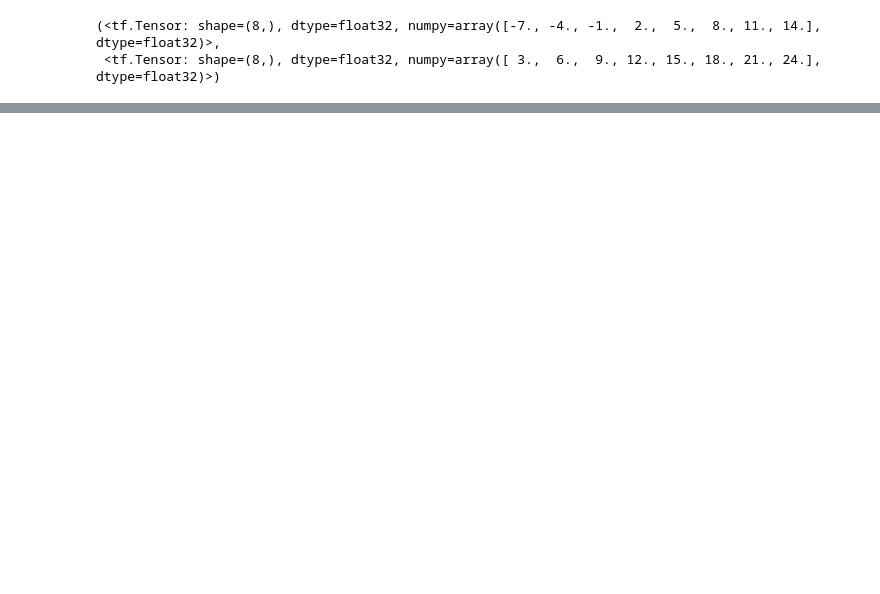
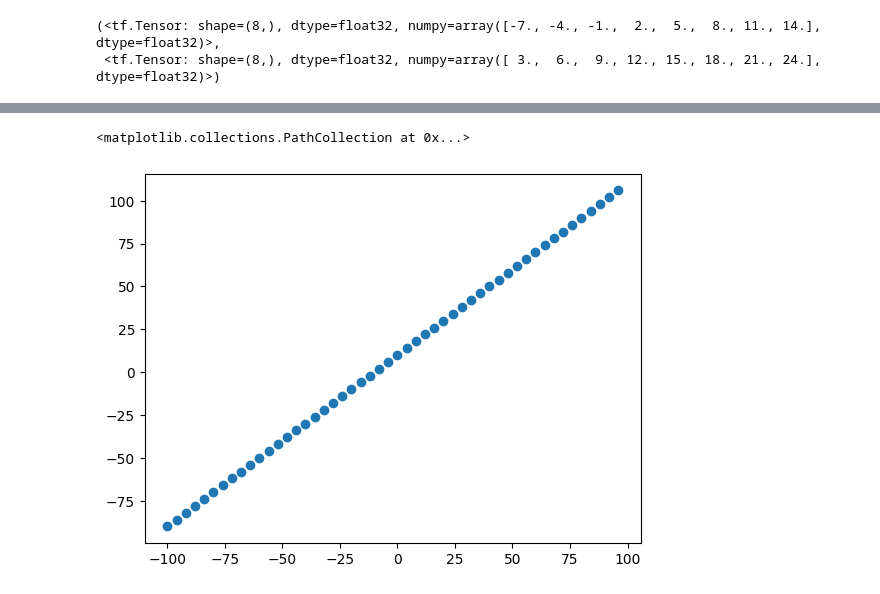
Before and after one commit to Md-Aziz-Developer/tensorflow-learning, a Jupyter notebook: 01_neural_network_regression_with_tensorflow_video.ipynb, the cells around one changed output, grey strips where cells are left out. Cells and saved outputs as stored; diff of their text form; code cells hidden in the pictures; blank space fills up the shorter version.

```diff
--- a/01_neural_network_regression_with_tensorflow_video.ipynb
+++ b/01_neural_network_regression_with_tensorflow_video.ipynb
@@ -367,0 +416,5 @@ array([[31.855846]], dtype=float32)
+# %%
+plt.scatter(X,y)
+# %% [output]
+<matplotlib.collections.PathCollection at 0x...>
+[figure, added]
```
Also changed, not shown: parts of 20 cells of this notebook.
